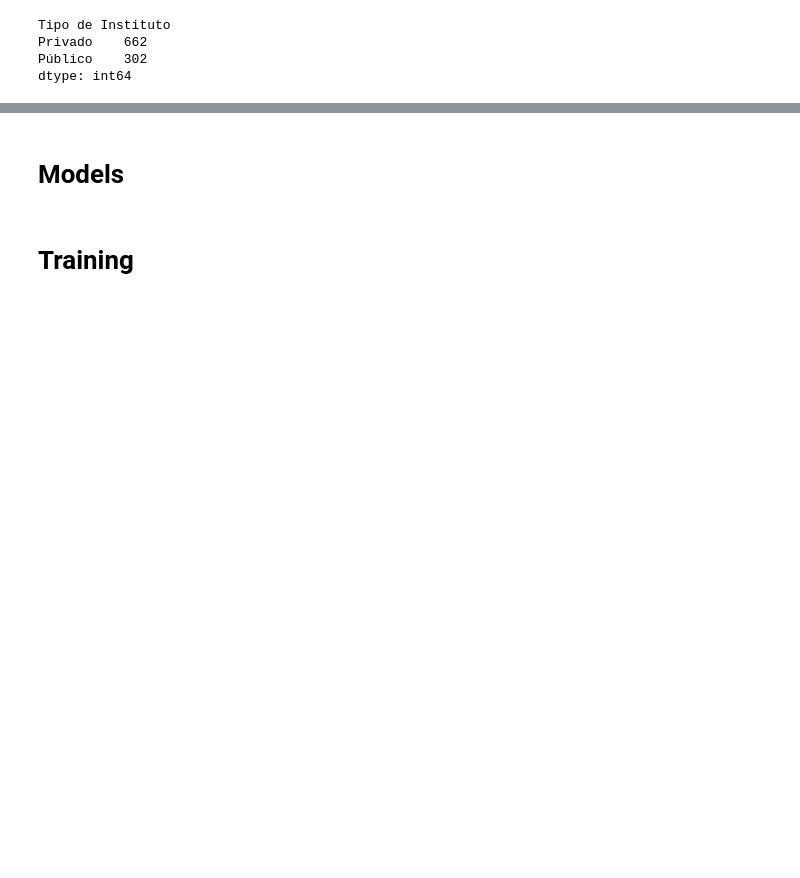
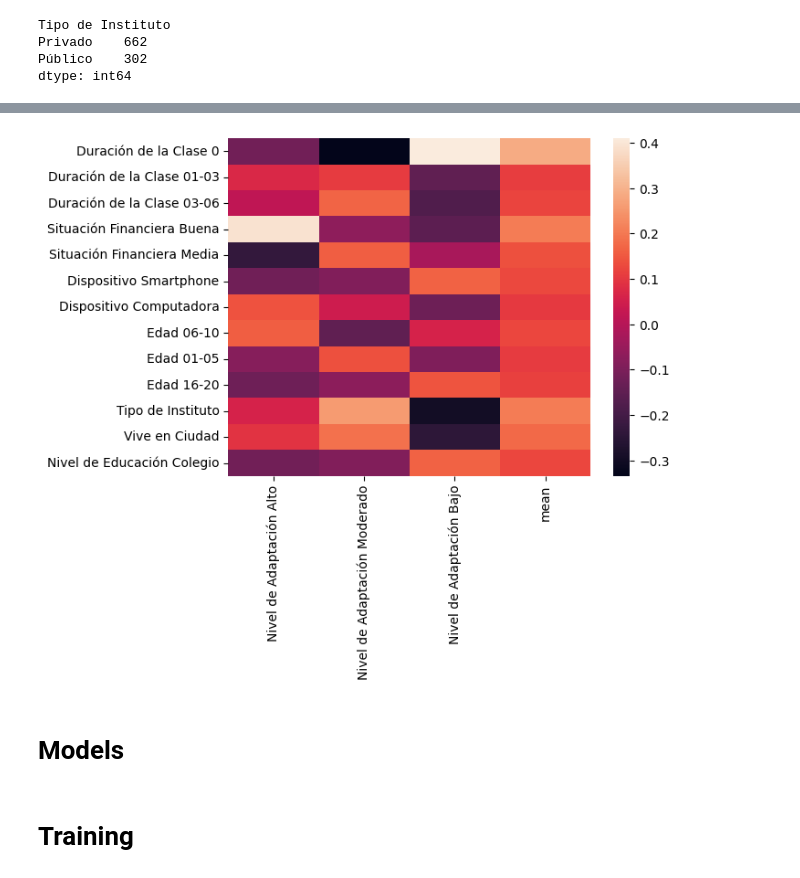
Before and after one commit to RedoRojo/Neural-Network-Classification, a Jupyter notebook: cuaderno.ipynb, the cells around one changed output, grey strips where cells are left out. Saved outputs shown, nothing was run; the diff lists cells and outputs as text; code cells hidden in the pictures; blank space fills up the shorter version.

Commit message:
Correlation analysis is made

```diff
--- a/cuaderno.ipynb
+++ b/cuaderno.ipynb
@@ -225,3 +232,9 @@ Tipo de Instituto
 Privado    662
 Público    302
 dtype: int64
+# %%
+correlation_matrix = encoded_dataset.corr()
+correlations = correlation_matrix.loc[['Nivel de Adaptación Alto', "Nivel de Adaptación Moderado", "Nivel de Adaptación Bajo"]]
+correlations = correlations.transpose()
+correlations = correlations.drop(['Nivel de Adaptación Alto', "Nivel de Adaptación Moderado", "Nivel de Adaptación Bajo"])
+correlations
@@ -227,0 +259,4 @@ dtype: int64
+# %%
+correlations['mean'] = correlations[['Nivel de Adaptación Alto', "Nivel de Adaptación Moderado", "Nivel de Adaptación Bajo"]].abs().mean(axis=1)
+correlations = correlations[correlations['mean'] >= 0.10]
+correlations
@@ -228,3 +278,9 @@ dtype: int64
+# %%
+
+sns.heatmap(correlations, annot=False)
+plt.show()
+# %% [output]
+[figure, added]
 # %% [markdown]
 # Models
 # %% [markdown]
```
Also changed, not shown: parts of 7 cells of this notebook.
